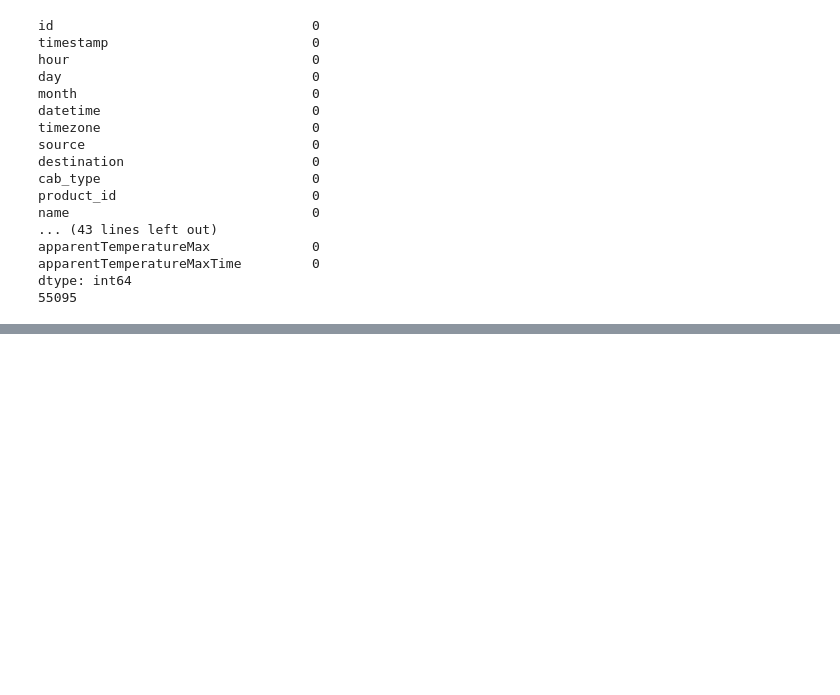
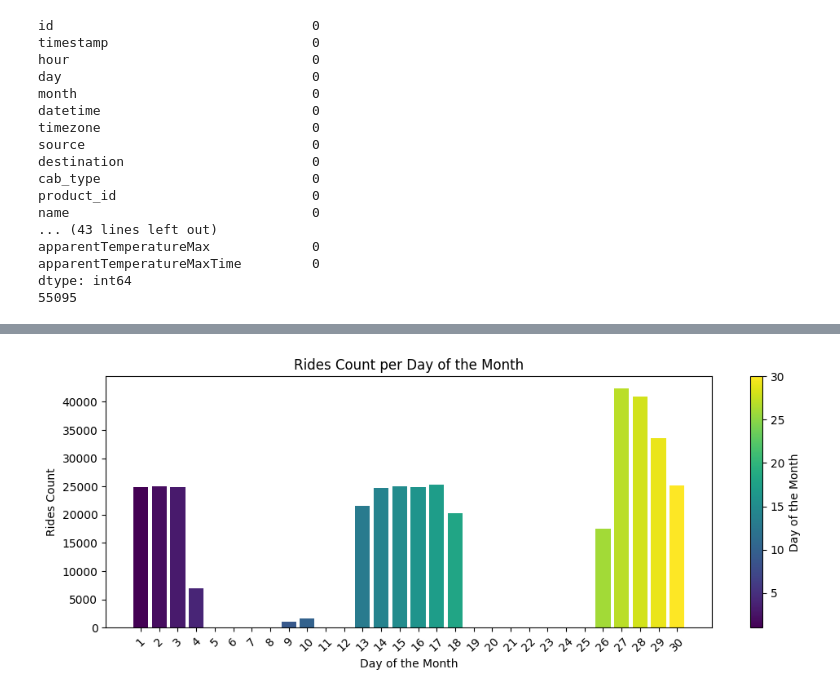
Before and after one commit to achchala/rideshare-predictive-pricing, a Jupyter notebook: notebooks/data_exploration.ipynb, the cells around one changed output, grey strips where cells are left out. Saved outputs shown, nothing was run; the diff lists cells and outputs as text; code cells hidden in the pictures; blank space fills up the shorter version.

```diff
--- a/notebooks/data_exploration.ipynb
+++ b/notebooks/data_exploration.ipynb
@@ -79,0 +105,23 @@ See the caveats in the documentation: https://pandas.pydata.org/pandas-docs/stab
+# %%
+rides_per_day = df2['day'].value_counts().sort_index()
+rides_per_day = rides_per_day.reindex(range(1, 31), fill_value=0)
+norm = plt.Normalize(1, 30)
+colors = plt.cm.viridis(norm(rides_per_day.index))
+fig, ax = plt.subplots(figsize=(12, 4))
+
+ax.bar(rides_per_day.index, rides_per_day.values, color=colors)
+
+sm = plt.cm.ScalarMappable(cmap=plt.cm.viridis, norm=norm)
+sm.set_array([])
+cbar = plt.colorbar(sm, ax=ax)
+cbar.set_label('Day of the Month')
+
+ax.set_xlabel('Day of the Month')
+ax.set_ylabel('Rides Count')
+ax.set_title('Rides Count per Day of the Month')  # Corrected title
+ax.set_xticks(range(1, 31))
+ax.set_xticklabels(range(1, 31), rotation=45)
+
+plt.show()
+# %% [output]
+[figure, added]
```
Also changed, not shown: parts of 11 cells of this notebook.
